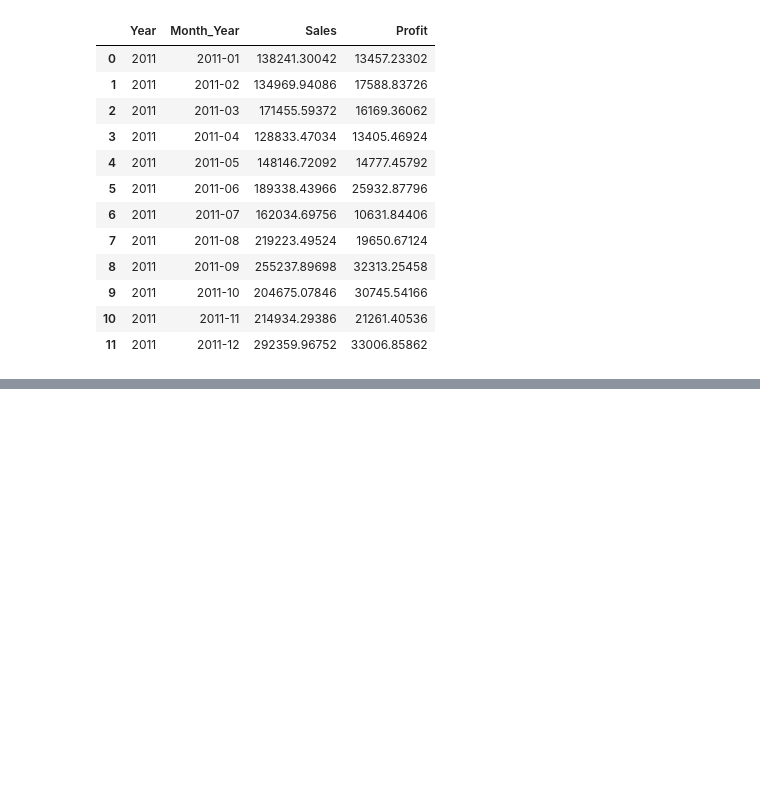
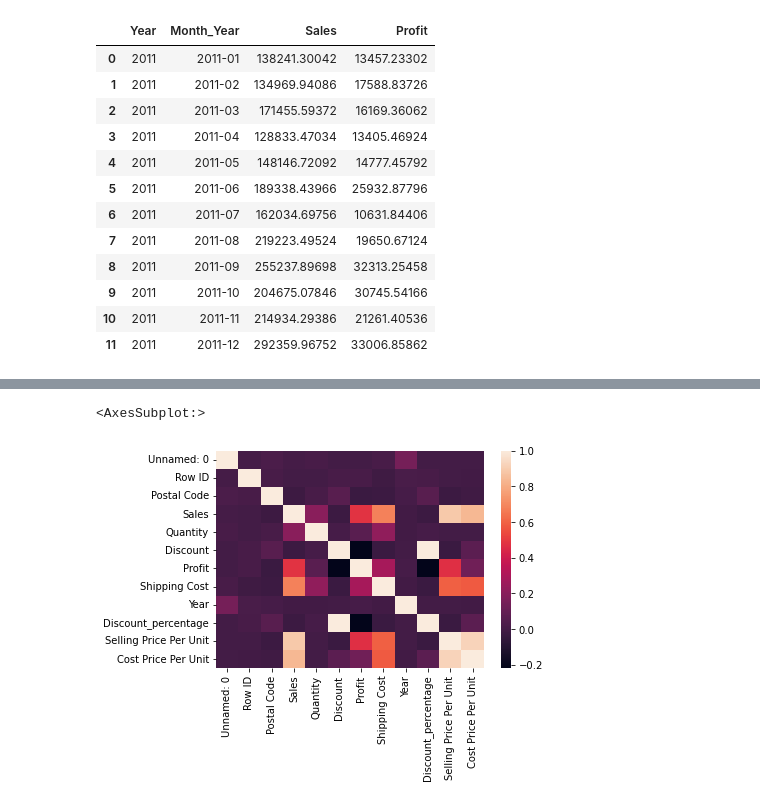
Before and after one commit to rubadhanaraj/Final_project, a Jupyter notebook: superstore_analysis.ipynb, the cells around one changed output, grey strips where cells are left out. Cells and saved outputs as stored; diff of their text form; code cells hidden in the pictures; blank space fills up the shorter version.

```diff
--- a/superstore_analysis.ipynb
+++ b/superstore_analysis.ipynb
@@ -257,0 +299,6 @@ sales_2011
+# %%
+# Load us sales data csv for United states sales data analysis
+load_file = "Resources/cleaned_us_data.csv"
+# Read the CSV into a DataFrame
+cleaned_us_data_df = pd.read_csv(load_file)
+cleaned_us_data_df.head()
@@ -257,0 +313,10 @@ sales_2011
+# %%
+import matplotlib.pyplot as plt
+import seaborn as sns
+corr = cleaned_us_data_df.corr()
+sns.heatmap(corr,
+        xticklabels=corr.columns,
+        yticklabels=corr.columns)
+# %% [output]
+<AxesSubplot:>
+[figure, added]
```
Also changed, not shown: parts of 12 cells of this notebook.
